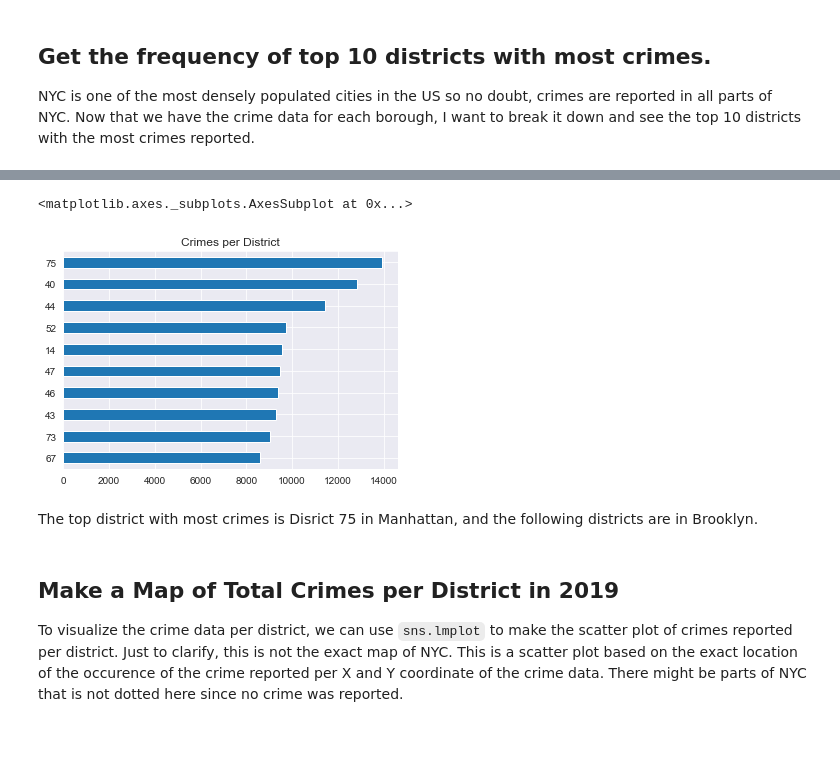
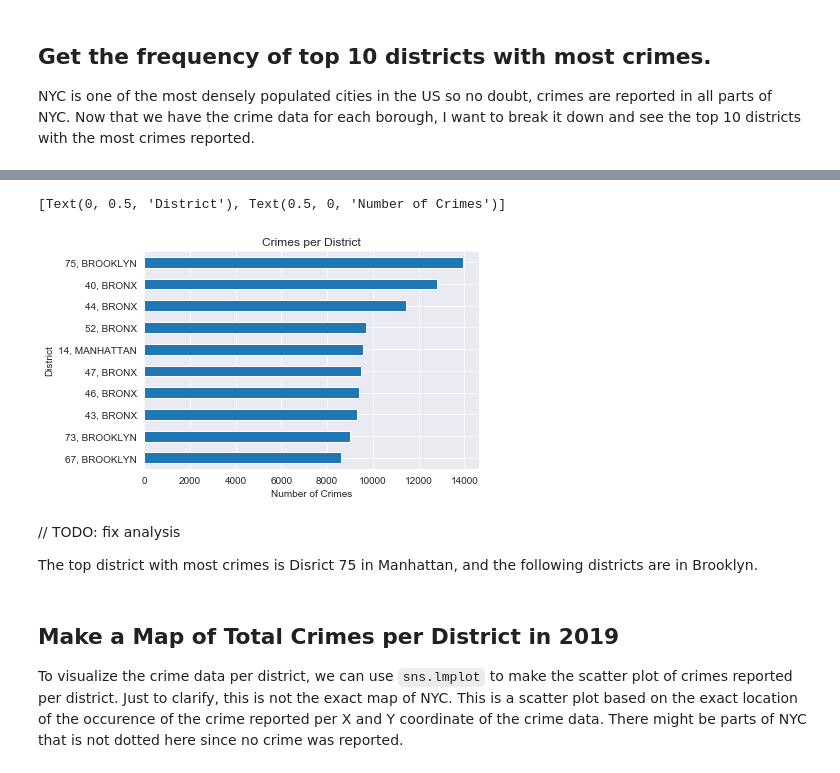
Before and after one commit to elizabeamedalla/Capstone-1, a Jupyter notebook: Capstone 1.ipynb, the cells around one changed output, grey strips where cells are left out. Cells and saved outputs as stored; diff of their text form; code cells hidden in the pictures; blank space fills up the shorter version.

```diff
--- a/Capstone 1.ipynb
+++ b/Capstone 1.ipynb
@@ -67,4 +26,2 @@ df['KY_CD'][3]
 # %%
 df['DATE'] = pd.to_datetime(df['DATE'])
-df['RPT_DT'] = pd.to_datetime(df['RPT_DT'], errors='coerce')
-df.head()
@@ -81,9 +27,0 @@ df.head()
-# %%
-# Add Columns for Hour, Day, Weekday, Month, Year
-df['YEAR'] = df['DATE'].dt.year
-df['MONTH'] = df['DATE'].dt.month
-df['DAY'] = df['DATE'].dt.day
-
-#Sort By Date in descending order
-df = df.sort_values('DATE')
-df.head()
@@ -137,3 +27,0 @@ There are fewer recorded crimes from 2015 to 2018 because NYC OpenData and NYPD
-# %%
-df = df[df['DATE'].dt.year == 2019]
-df.head()
@@ -327,0 +179,12 @@ Name: PRECINT, dtype: int64
+# %%
+# TODO: create another column where district and borough are combined in one column
+district_borough = df[["DISTRICT", "BOROUGH"]].copy()
+district_borough['DISTRICT_BOROUGH'] = df.apply(lambda x: f"{x['DISTRICT']}, {x['BOROUGH']}", axis=1)
+district_borough
+
+# Get the top 10 districts with highest frequencies of crimes reported
+district_crimes = district_borough.DISTRICT_BOROUGH.value_counts().head(10)
+
+#Sort in descending order
+district_crimes = district_crimes.sort_values(ascending=True)
+district_crimes
@@ -328,10 +203,13 @@ Name: PRECINT, dtype: int64
 # %%
-# Plot using horizontal bar chart
-district.plot(kind='barh', title="Crimes per District")
+# Plot Crimes per District using horizontal bar chart
+ax = district_crimes.plot(kind='barh', title="Crimes per District")
+ax.set(xlabel="Number of Crimes", ylabel="District")
 # %% [output]
-<matplotlib.axes._subplots.AxesSubplot at 0x...>
+[Text(0, 0.5, 'District'), Text(0.5, 0, 'Number of Crimes')]
-[figure, old version]
+[figure, new version]
 # %% [markdown]
+// TODO: fix analysis
+
 The top district with most crimes is Disrict 75 in Manhattan, and the following districts are in Brooklyn.
 # %% [markdown]
 ## Make a Map of Total Crimes per District in 2019
```
Also changed, not shown: parts of 41 cells of this notebook.
